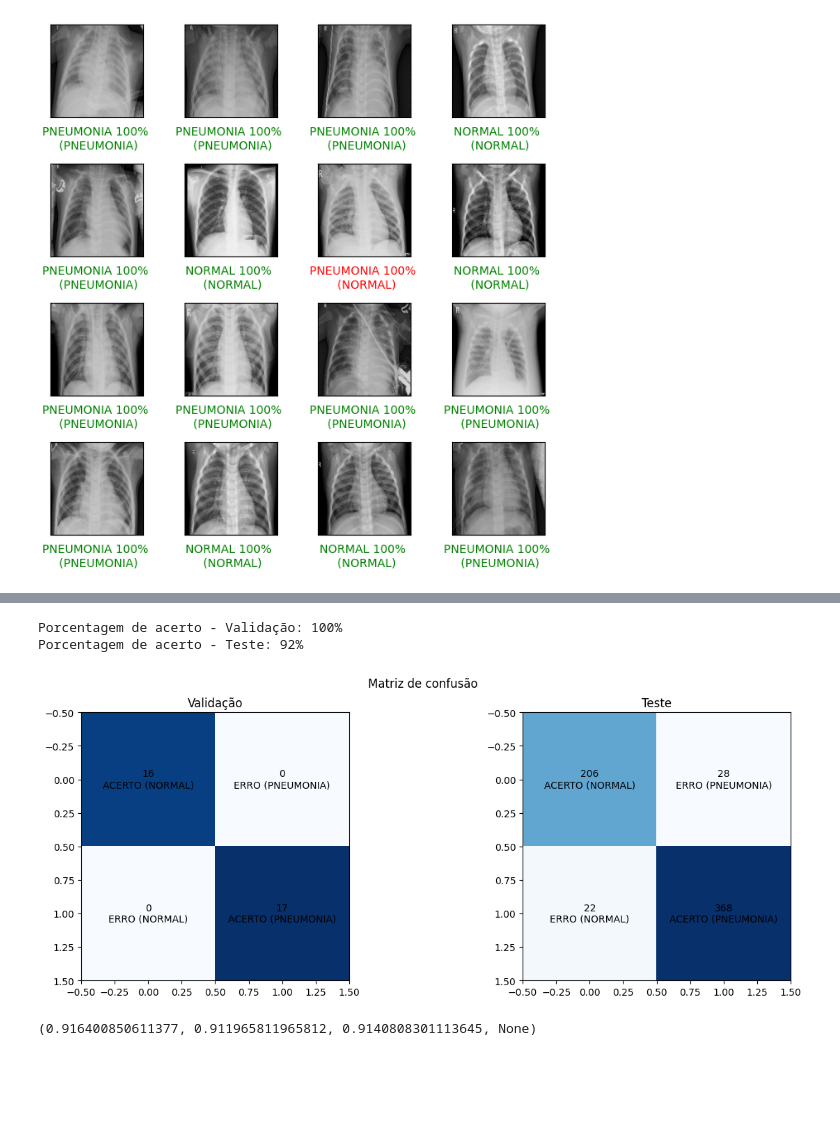
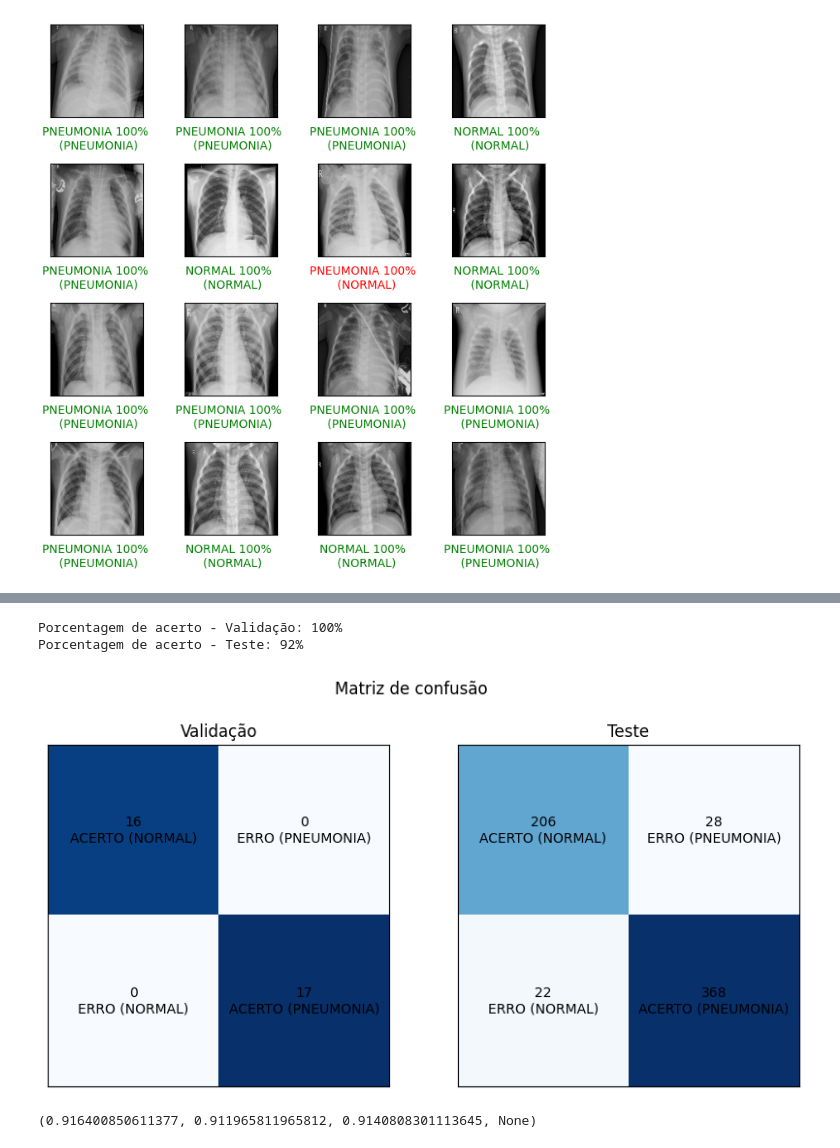
Before and after one commit to diegofemello/ImageClassificationWithPython, a Jupyter notebook: mobile_net_tcc.ipynb, the cells around one changed output, grey strips where cells are left out. Saved outputs shown, nothing was run; the diff lists cells and outputs as text; code cells hidden in the pictures; blank space fills up the shorter version.

```diff
--- a/mobile_net_tcc.ipynb
+++ b/mobile_net_tcc.ipynb
@@ -222,11 +222,6 @@ ________________________________________________________________________________
 
 data_augmentation = tf.keras.Sequential([
     tf.keras.layers.experimental.preprocessing.RandomFlip('horizontal'),
-    tf.keras.layers.experimental.preprocessing.RandomZoom(0.3),
-    tf.keras.layers.experimental.preprocessing.RandomRotation(0.1)
+    tf.keras.layers.experimental.preprocessing.RandomZoom(0.2),
+    tf.keras.layers.experimental.preprocessing.RandomRotation(0.03),
 ])
-
-model = tf.keras.Sequential([
-    data_augmentation,
-    model
-])
@@ -415,40 +441,42 @@ test_labels, test_predictions = get_results(dataset_teste)
 # %%
 # Matriz de confusão
 
-plt.figure(figsize=(15, 5))
+plt.figure(figsize=(10, 5))
 plt.suptitle("Matriz de confusão")
 
 
 def plot_confusion_matrix(predictions, labels, title='Confusion Matrix', i=1):
     plt.subplot(1, 2, i)
 
     # Matriz de confusão
     matrix = confusion_matrix(labels, predictions)
 
     porcentagem_acerto = (matrix[0, 0] + matrix[1, 1]) / np.sum(matrix) * 100
 
     print(f'Porcentagem de acerto - {title}: {round(porcentagem_acerto)}%')
 
     plt.imshow(matrix, cmap=plt.cm.Blues)
 
     # Adicionando os nomes das classes e os valores
     for i in range(2):
         for j in range(2):
             text = 'ACERTO' if i == j else 'ERRO'
             text_final = f'{matrix[i, j]}\n{text} ({class_names[i]})'
             plt.text(i, j, text_final, va='center', ha='center')
 
     plt.title(title)
+    plt.tick_params(left = False, right = False , labelleft = False ,
+                labelbottom = False, bottom = False)
 
 
 plot_confusion_matrix(val_labels, val_predictions,
                       title='Validação', i=1)
 plot_confusion_matrix(test_labels, test_predictions,
                       title='Teste', i=2)
 # %% [output]
 Porcentagem de acerto - Validação: 100%
 Porcentagem de acerto - Teste: 92%
-[figure, old version]
+[figure, new version]
 # %%
 # Gráfico de precisão, recall e f1-score
 
```
Also changed, not shown: parts of 2 cells of this notebook.
